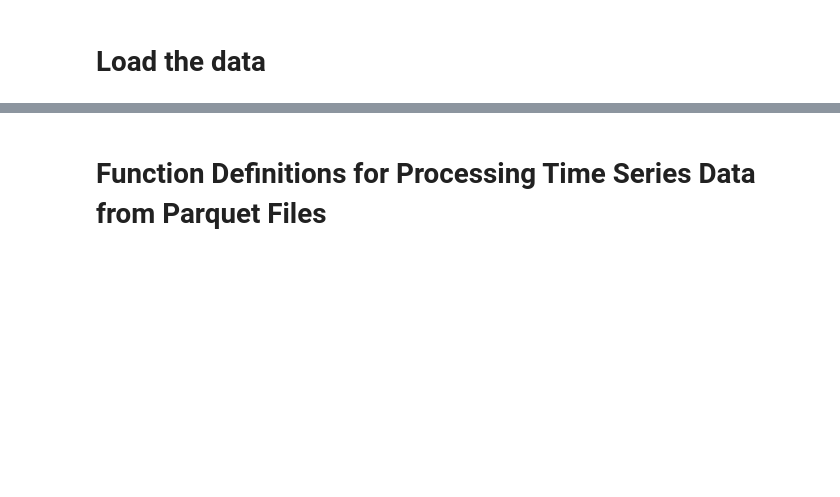
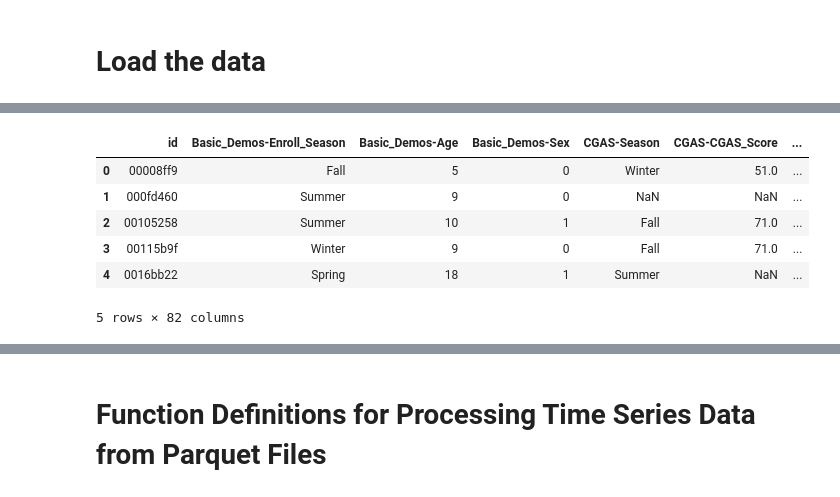
Before and after one commit to aniruddhapal/Child-Mind-Institute-Problematic-Internet-Use, a Jupyter notebook: predicting-problematic-internet-use-from-activity.ipynb, the cells around one changed output, grey strips where cells are left out. Saved outputs shown, nothing was run; the diff lists cells and outputs as text; code cells hidden in the pictures; blank space fills up the shorter version.

Commit message:
Kaggle Notebook | CMI| LGBMClassifier :0.348 | Version 12

```diff
--- a/predicting-problematic-internet-use-from-activity.ipynb
+++ b/predicting-problematic-internet-use-from-activity.ipynb
@@ -71,0 +35,12 @@ test_data.head()
+# %%
+# Define the file paths
+train_csv_path = '/kaggle/input/child-mind-institute-problematic-internet-use/train.csv'
+test_csv_path = '/kaggle/input/child-mind-institute-problematic-internet-use/test.csv'
+data_dictionary_path = '/kaggle/input/child-mind-institute-problematic-internet-use/data_dictionary.csv'
+actigraphy_train_path = '/kaggle/input/child-mind-institute-problematic-internet-use/series_train.parquet'
+actigraphy_test_path = '/kaggle/input/child-mind-institute-problematic-internet-use/series_test.parquet'
+
+# Load the tabular data
+train_data = pd.read_csv(train_csv_path)
+test_data = pd.read_csv(test_csv_path)
+data_dictionary = pd.read_csv(data_dictionary_path)
@@ -71,0 +56,10 @@ test_data.head()
+# %%
+train_data.head()
+# %% [output]
+|  | id | Basic_Demos-Enroll_Season | Basic_Demos-Age | Basic_Demos-Sex | CGAS-Season | CGAS-CGAS_Score | ... |
+| 0 | 00008ff9 | Fall | 5 | 0 | Winter | 51.0 | ... |
+| 1 | 000fd460 | Summer | 9 | 0 | NaN | NaN | ... |
+| 2 | 00105258 | Summer | 10 | 1 | Fall | 71.0 | ... |
+| 3 | 00115b9f | Winter | 9 | 0 | Fall | 71.0 | ... |
+| 4 | 0016bb22 | Spring | 18 | 1 | Summer | NaN | ... |
+5 rows × 82 columns
```
Also changed, not shown: parts of 81 cells of this notebook.
